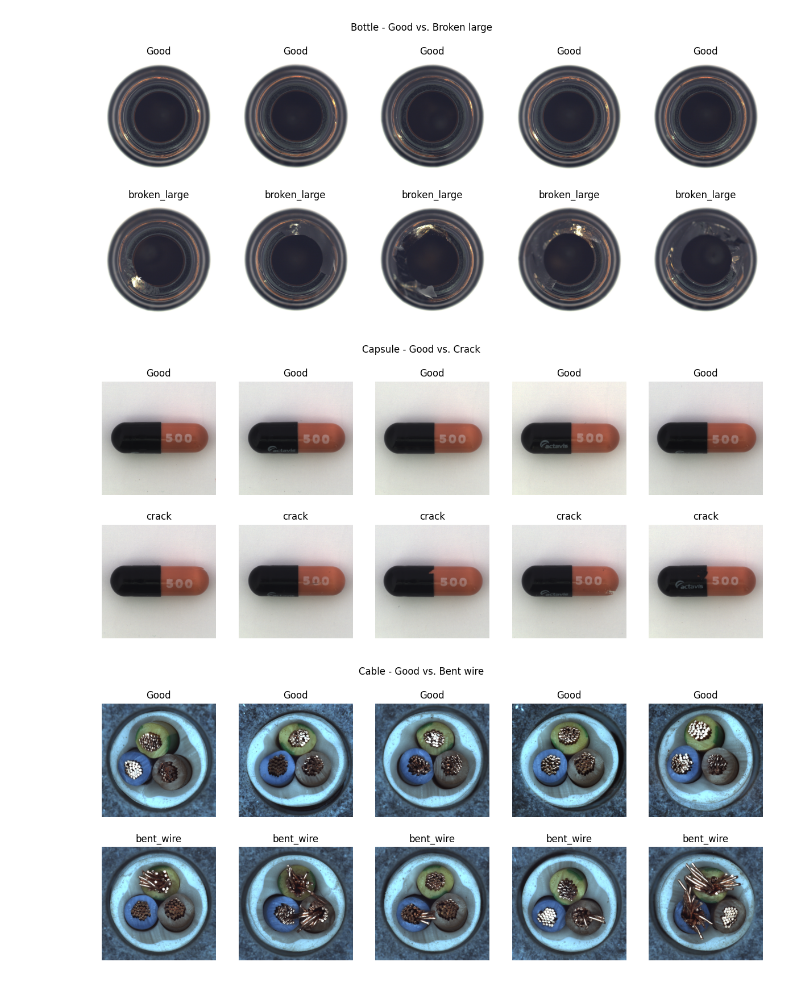
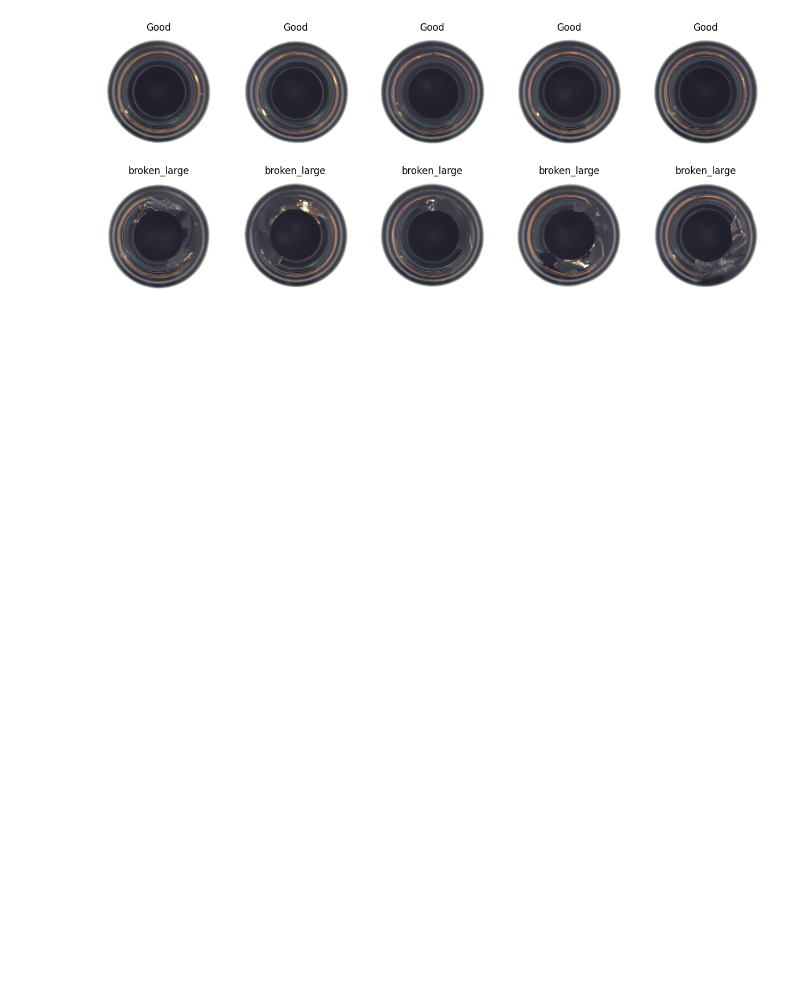
Before and after one commit to xZenshin/Anomaly-Detection, a Jupyter notebook: Anomaly_Detector_3000.ipynb, the cells around one changed output. Saved outputs shown, nothing was run; the diff lists cells and outputs as text; code cells hidden in the pictures; blank space fills up the shorter version.

```diff
--- a/Anomaly_Detector_3000.ipynb
+++ b/Anomaly_Detector_3000.ipynb
@@ -3,7 +3,7 @@ import os
 import matplotlib.pyplot as plt
 import random
 
-def display_good_and_anomalous_images(base_path, category, anomaly_type, num_images=5):
+def display_good_and_anomalous_images(base_path, anomaly_type, num_images=5):
     """
     Displays a mix of 'good' and 'anomalous' images from the specified MVTec category.
 
@@ -14,46 +14,41 @@ def display_good_and_anomalous_images(base_path, category, anomaly_type, num_ima
     - num_images (int): Number of images to display for each type (good and anomalous).
     """
     # Paths to good and anomalous images
-    good_path = os.path.join(base_path, category, "train", "good")
-    anomaly_path = os.path.join(base_path, category, "test", anomaly_type)
+    good_path = os.path.join(base_path, "train", "good")
+    anomaly_path = os.path.join(base_path, "test", anomaly_type)
 
     # List all images in the directories
     good_images = os.listdir(good_path)
     anomaly_images = os.listdir(anomaly_path)
 
     # Randomly select images to display
     selected_good_images = random.sample(good_images, min(num_images, len(good_images)))
     selected_anomaly_images = random.sample(anomaly_images, min(num_images, len(anomaly_images)))
 
     # Plot the images
     fig, axes = plt.subplots(2, num_images, figsize=(15, 6))
 
     # Display good images
     for i, img_name in enumerate(selected_good_images):
         img_path = os.path.join(good_path, img_name)
         img = plt.imread(img_path)
         axes[0, i].imshow(img)
         axes[0, i].axis("off")
         axes[0, i].set_title("Good")
 
     # Display anomalous images
     for i, img_name in enumerate(selected_anomaly_images):
         img_path = os.path.join(anomaly_path, img_name)
         img = plt.imread(img_path)
         axes[1, i].imshow(img)
         axes[1, i].axis("off")
         axes[1, i].set_title(anomaly_type)
 
-    plt.suptitle(f"{category.capitalize()} - Good vs. {anomaly_type.replace('_', ' ').capitalize()}")
     plt.show()
 
 # Example usage
 # Set the base path to the MVTec dataset location on your computer
-base_path = "mvtec_anomaly_detection"
-display_good_and_anomalous_images(base_path, category="bottle", anomaly_type="broken_large", num_images=5)
-display_good_and_anomalous_images(base_path, category="capsule", anomaly_type="crack", num_images=5)
-display_good_and_anomalous_images(base_path, category="cable", anomaly_type="bent_wire", num_images=5)
+base_path = "bottle/bottle" # cooked path
+display_good_and_anomalous_images(base_path,  anomaly_type="broken_large", num_images=5)
 # %% [output]
-[figure, old version]
+[figure, new version]
-[figure, removed]
-[figure, removed]
```
Also changed, not shown: parts of 7 cells of this notebook.
